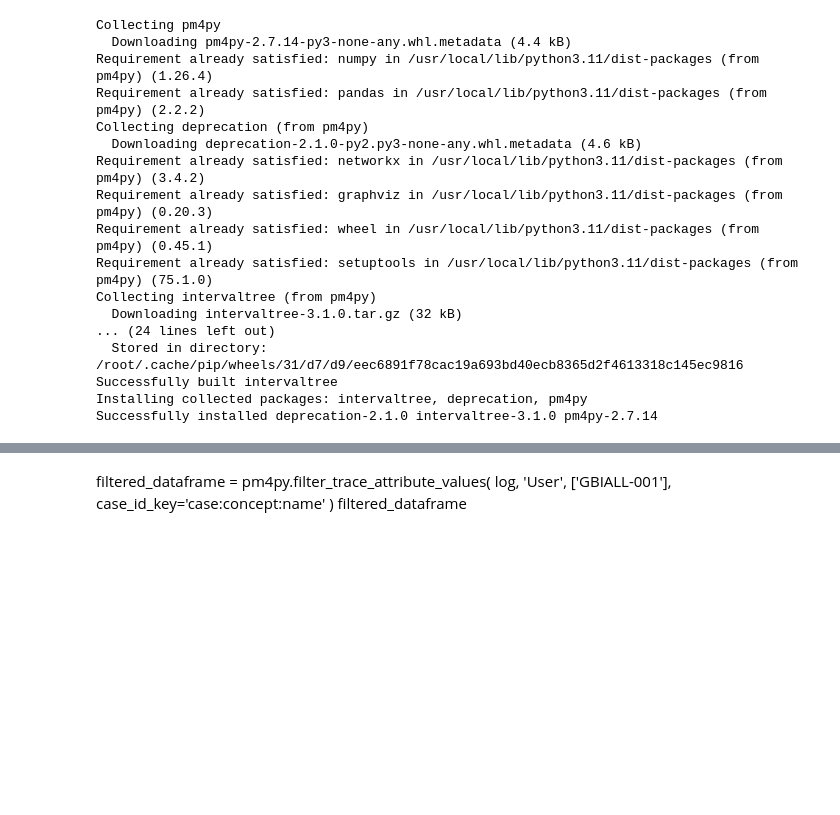
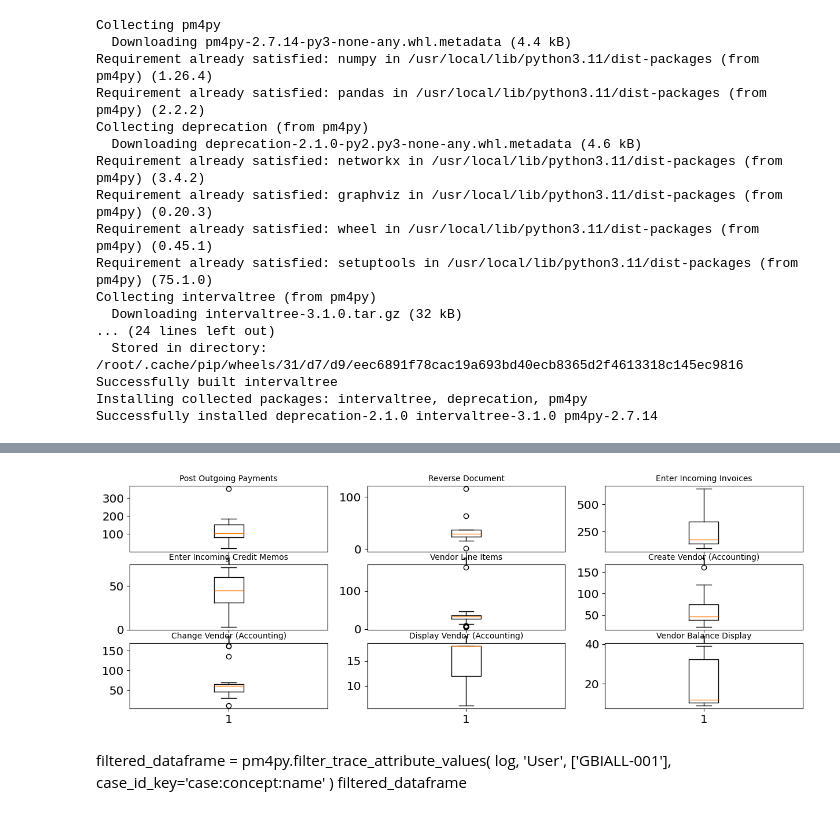
Before and after one commit to szabild/procmin2, a Jupyter notebook: procmin0314.ipynb, the cells around one changed output, grey strips where cells are left out. Cells and saved outputs as stored; diff of their text form; code cells hidden in the pictures; blank space fills up the shorter version.

```diff
--- a/procmin0314.ipynb
+++ b/procmin0314.ipynb
@@ -99,3 +113,21 @@ NameError: name 'df' is not defined
+# %%
+df0 = [x for _, x in df.groupby(df['transaction'])]
+#print(df0[1])
+figure, axis = plt.subplots(3, 3)
+for x in range(0, len(df0)):
+  if x < 3:
+    axis[0, x].set_title(df0[x]['concept:name'].values[1])
+    axis[0, x].boxplot(df0[x]['dialog_steps'])
+  else:
+    if x < 6:
+      axis[1, x - 3].set_title(df0[x]['concept:name'].values[1])
+      axis[1, x - 3].boxplot(df0[x]['dialog_steps'])
+    else:
+      axis[2, x - 6].set_title(df0[x]['concept:name'].values[1])
+      axis[2, x - 6].boxplot(df0[x]['dialog_steps'])
+plt.show()
+# %% [output]
+[figure, added]
 # %% [markdown]
 filtered_dataframe = pm4py.filter_trace_attribute_values(
     log,
```
Also changed, not shown: parts of 3 cells of this notebook.
